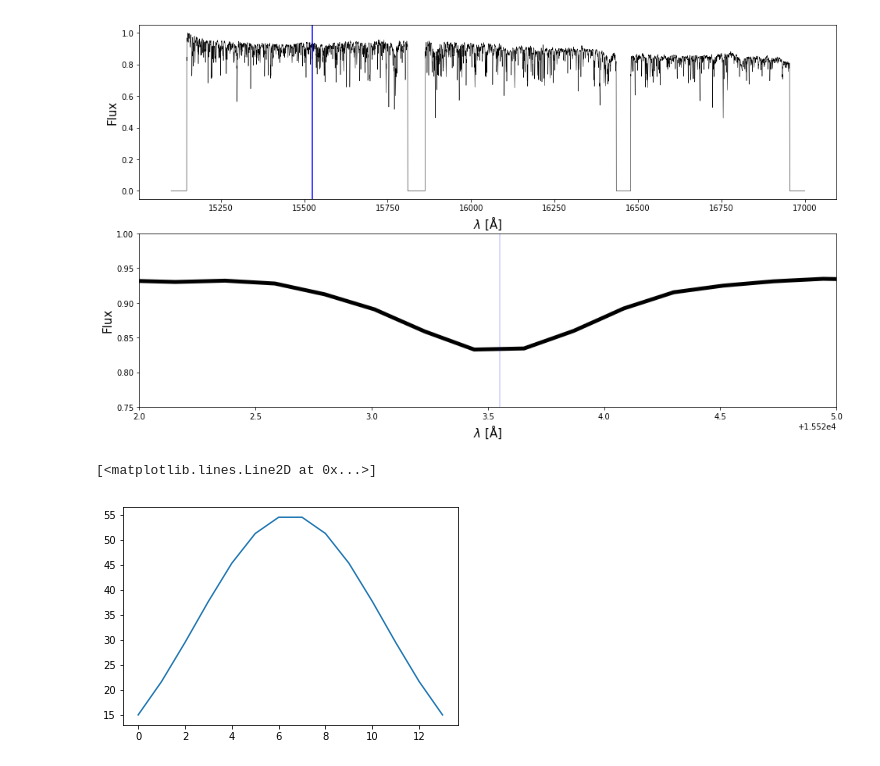
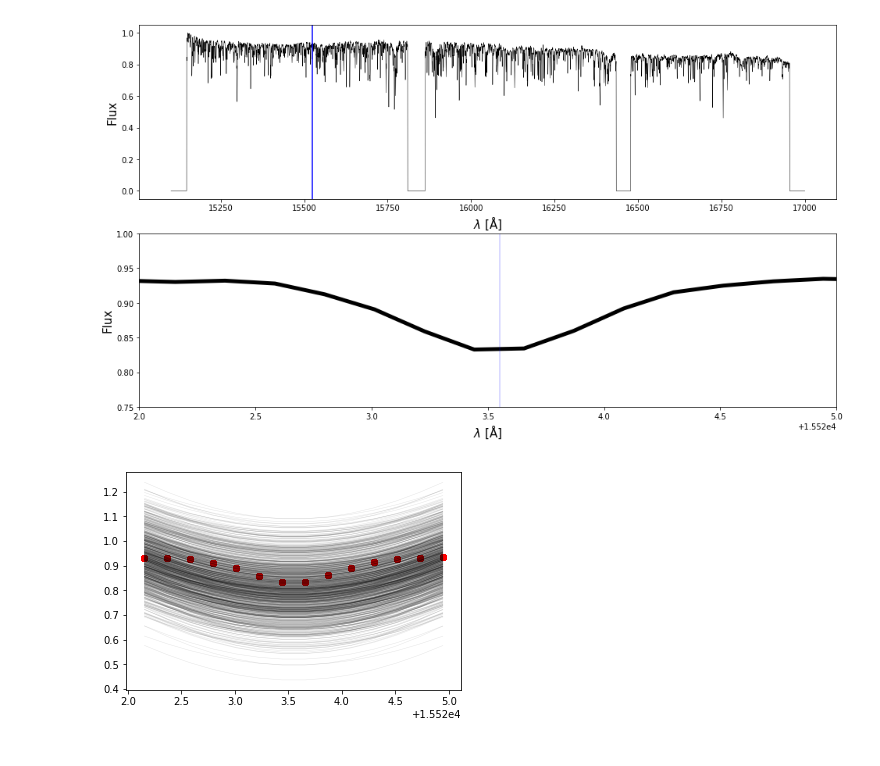
Before and after one commit to AndyTza/modern_astro, a Jupyter notebook: ModernStellarAstrophysicsHomework-3.ipynb, the cells around one changed output. Saved outputs shown, nothing was run; the diff lists cells and outputs as text; code cells hidden in the pictures.

```diff
--- a/ModernStellarAstrophysicsHomework-3.ipynb
+++ b/ModernStellarAstrophysicsHomework-3.ipynb
@@ -251,6 +269,41 @@ def gaus(x, a, mean, sigma):
-# %%
-plt.plot(gaus(lam_ft, 55, np.mean(lam_ft), np.std(lam_ft)))
-#plt.plot(lam_ft, flux_ft)
-# %% [output]
-[<matplotlib.lines.Line2D at 0x...>]
-[figure, removed]
+# %%
+# Select region with lamda where we want to fit a gaussian:
+ft = np.where((lamda>2+1.552e4) & (lamda<15525)) # region where we want to fit
+
+# Define trimmed variables
+lam_ft = lamda[ft]
+flux_ft = flux_norm[ft]
+flux_err_ft = flux_err_norm[ft]
+
+def gaussian(x, mu, sigma, f):
+    """Gaussian Curve"""
+    pp = np.sqrt(2*np.pi)
+    p1 = (1/sigma*pp)
+    ex = -0.5*(x-mu)**2/(sigma**2)
+    G = p1*np.exp(ex)
+    return (f-G)
+
+def chi2(y_data, y_model):
+    """Returns the chi2 estimation"""
+    res = (y_data - y_model)**2
+    return (np.sum(res))
+# %%
+ch2 = []
+A, B, C = [], [], []
+
+# sample A, B, C from a gaussian and estimate ch2
+for i in range (0, 1000):
+    A_guess = 15523.55
+    B_guess = np.random.normal(2.6, 0.1)
+    C_guess = np.random.normal(1.76512689, 0.1)
+
+    model = gaussian(lam_ft,A_guess,B_guess, C_guess)
+    plt.plot(lam_ft, model, color='k', alpha=0.1, lw=0.5)
+
+    ch2.append(chi2(flux_ft, model))
+    A.append(A_guess)
+    B.append(B_guess)
+    C.append(C_guess)
+    plt.scatter(lam_ft, flux_ft, color='red')
+# %% [output]
+[figure, added]
```
Also changed, not shown: parts of 20 cells of this notebook.
